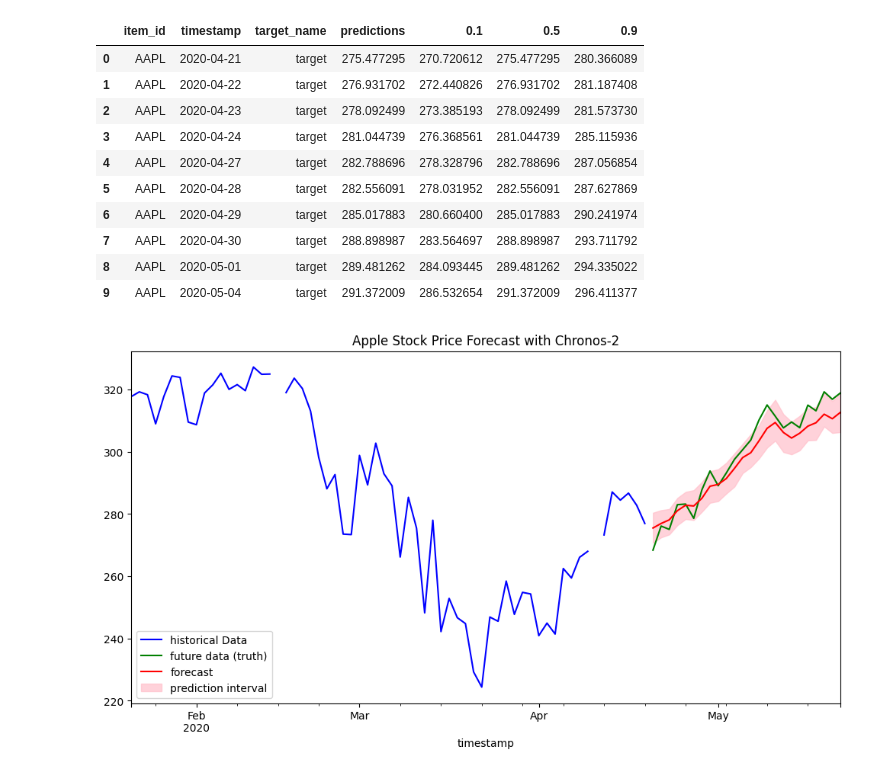
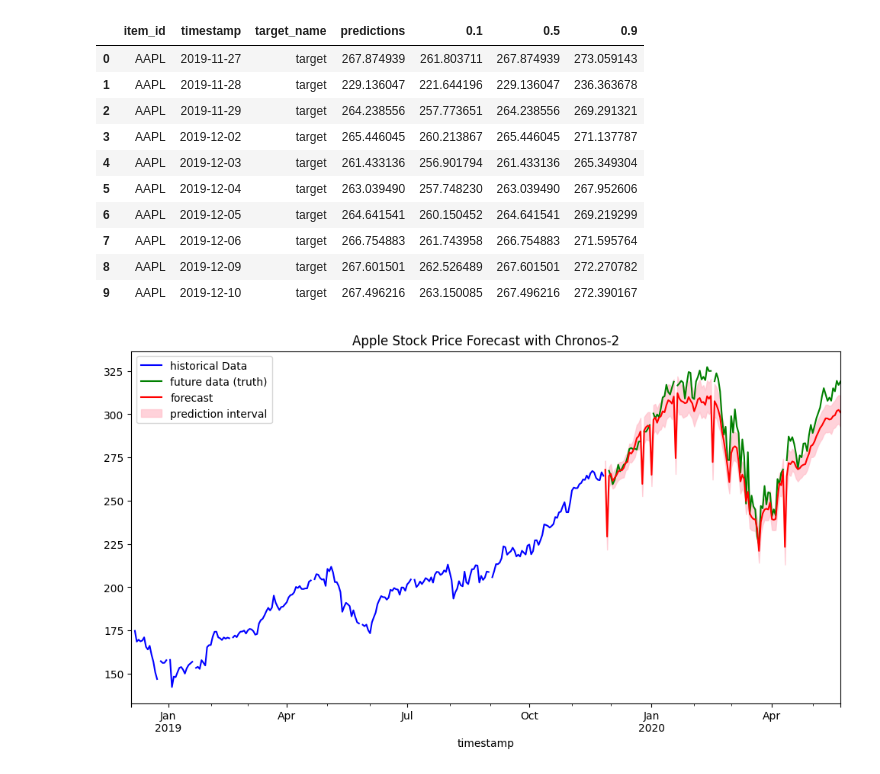
Before and after one commit to zhukeshhhh/chronos, a Jupyter notebook: notebooks/apple.ipynb, the cells around one changed output. Drawn from its saved outputs; the diff is of its cells as text; code cells hidden in the pictures.

Commit message:
check predictions for a broader date range

```diff
--- a/notebooks/apple.ipynb
+++ b/notebooks/apple.ipynb
@@ -27,7 +27,7 @@ data.head()
 | 4 | 4 | AAPL | 2015-06-02 00:00:00+00:00 | 129.960 | 130.655 | 129.32 | 129.86 | 33667627 | 119.761181 | 120.401640 | 119.171406 | ... |
 # %%
 target = 'target'
-prediction_length = 24
+prediction_length = 128
 id_column = 'item_id'
 timestamp_column = 'timestamp'
 timeseries_id = 'AAPL'
@@ -116,37 +116,37 @@ pred_df = pipeline.predict_df(
 pred_df.head(10)
 # %% [output]
 |  | item_id | timestamp | target_name | predictions | 0.1 | 0.5 | 0.9 |
-| 0 | AAPL | 2020-04-21 | target | 275.477295 | 270.720612 | 275.477295 | 280.366089 |
-| 1 | AAPL | 2020-04-22 | target | 276.931702 | 272.440826 | 276.931702 | 281.187408 |
-| 2 | AAPL | 2020-04-23 | target | 278.092499 | 273.385193 | 278.092499 | 281.573730 |
-| 3 | AAPL | 2020-04-24 | target | 281.044739 | 276.368561 | 281.044739 | 285.115936 |
-| 4 | AAPL | 2020-04-27 | target | 282.788696 | 278.328796 | 282.788696 | 287.056854 |
-| 5 | AAPL | 2020-04-28 | target | 282.556091 | 278.031952 | 282.556091 | 287.627869 |
-| 6 | AAPL | 2020-04-29 | target | 285.017883 | 280.660400 | 285.017883 | 290.241974 |
-| 7 | AAPL | 2020-04-30 | target | 288.898987 | 283.564697 | 288.898987 | 293.711792 |
-| 8 | AAPL | 2020-05-01 | target | 289.481262 | 284.093445 | 289.481262 | 294.335022 |
-| 9 | AAPL | 2020-05-04 | target | 291.372009 | 286.532654 | 291.372009 | 296.411377 |
+| 0 | AAPL | 2019-11-27 | target | 267.874939 | 261.803711 | 267.874939 | 273.059143 |
+| 1 | AAPL | 2019-11-28 | target | 229.136047 | 221.644196 | 229.136047 | 236.363678 |
+| 2 | AAPL | 2019-11-29 | target | 264.238556 | 257.773651 | 264.238556 | 269.291321 |
+| 3 | AAPL | 2019-12-02 | target | 265.446045 | 260.213867 | 265.446045 | 271.137787 |
+| 4 | AAPL | 2019-12-03 | target | 261.433136 | 256.901794 | 261.433136 | 265.349304 |
+| 5 | AAPL | 2019-12-04 | target | 263.039490 | 257.748230 | 263.039490 | 267.952606 |
+| 6 | AAPL | 2019-12-05 | target | 264.641541 | 260.150452 | 264.641541 | 269.219299 |
+| 7 | AAPL | 2019-12-06 | target | 266.754883 | 261.743958 | 266.754883 | 271.595764 |
+| 8 | AAPL | 2019-12-09 | target | 267.601501 | 262.526489 | 267.601501 | 272.270782 |
+| 9 | AAPL | 2019-12-10 | target | 267.496216 | 263.150085 | 267.496216 | 272.390167 |
 # %%
 import matplotlib.pyplot as plt
 
-ts_context = context_df.set_index("timestamp")["target"].tail(64)
+ts_context = context_df.set_index("timestamp")["target"].tail(256)
 ts_pred = pred_df.set_index("timestamp")
 ts_gound_truth = test_df.set_index("timestamp")["target"]
 
 ts_context.plot(label="historical Data", color="blue", figsize=(12, 6))
 ts_gound_truth.plot(label="future data (truth)", color="green")
 ts_pred["predictions"].plot(label="forecast", color ="red")
 
 plt.fill_between(
     ts_pred.index,
     ts_pred["0.1"],
     ts_pred["0.9"],
     color="pink",
     alpha=0.7,
     label="prediction interval",
 )
 plt.legend()
 plt.title("Apple Stock Price Forecast with Chronos-2")
 plt.show()
 # %% [output]
-[figure, old version]
+[figure, new version]
```
Also changed, not shown: parts of 1 cell of this notebook.
